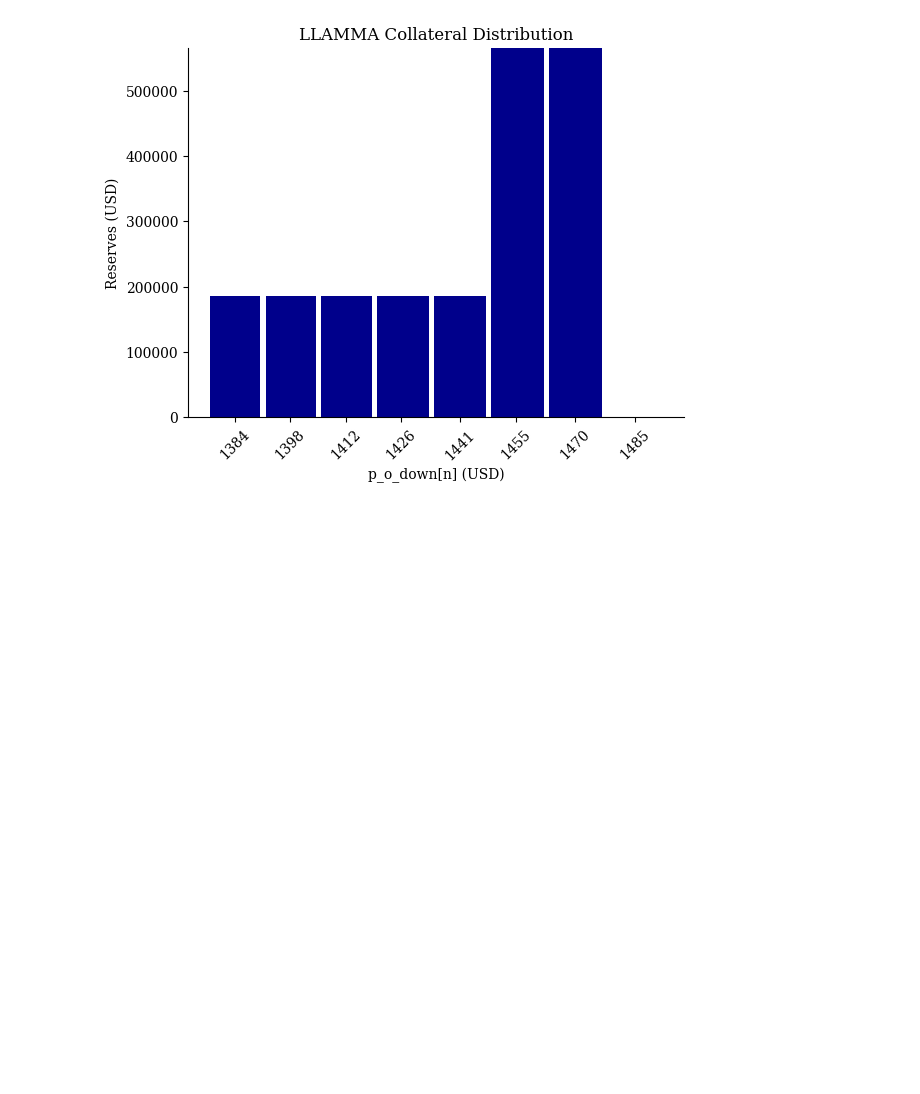
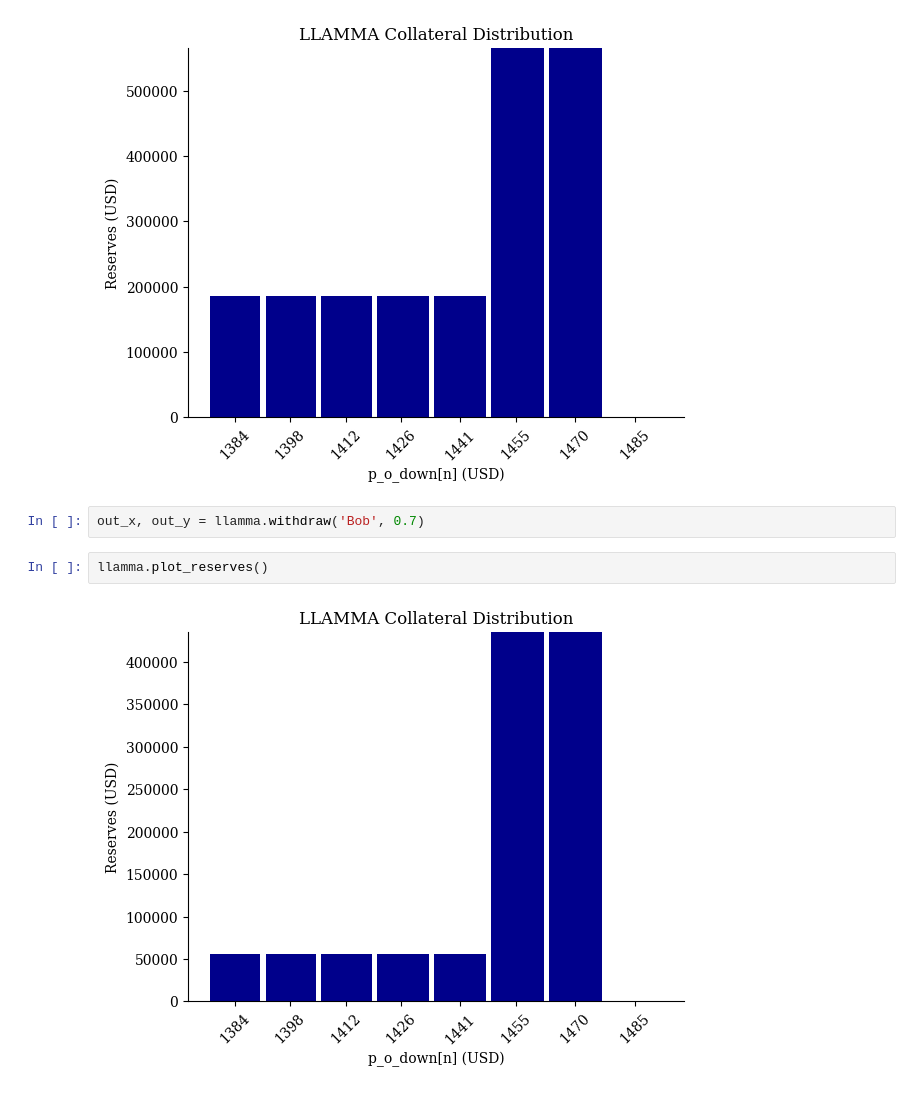
Before and after one commit to xenophonlabs/crvUSDrisk, a Jupyter notebook: play.ipynb, the cells around one changed output. Drawn from its saved outputs; the diff is of its cells as text; blank space fills up the shorter version.

Commit message:
LLAMMA withdraw function

```diff
--- a/play.ipynb
+++ b/play.ipynb
@@ -20,3 +20,9 @@ llamma.deposit('Alice', 767, n0+1, n0 + 3)
 llamma.plot_reserves()
 # %% [output]
 [figure]
+# %%
+out_x, out_y = llamma.withdraw('Bob', 0.7)
+# %%
+llamma.plot_reserves()
+# %% [output]
+[figure, added]
```
Also changed, not shown: 1 other file.
